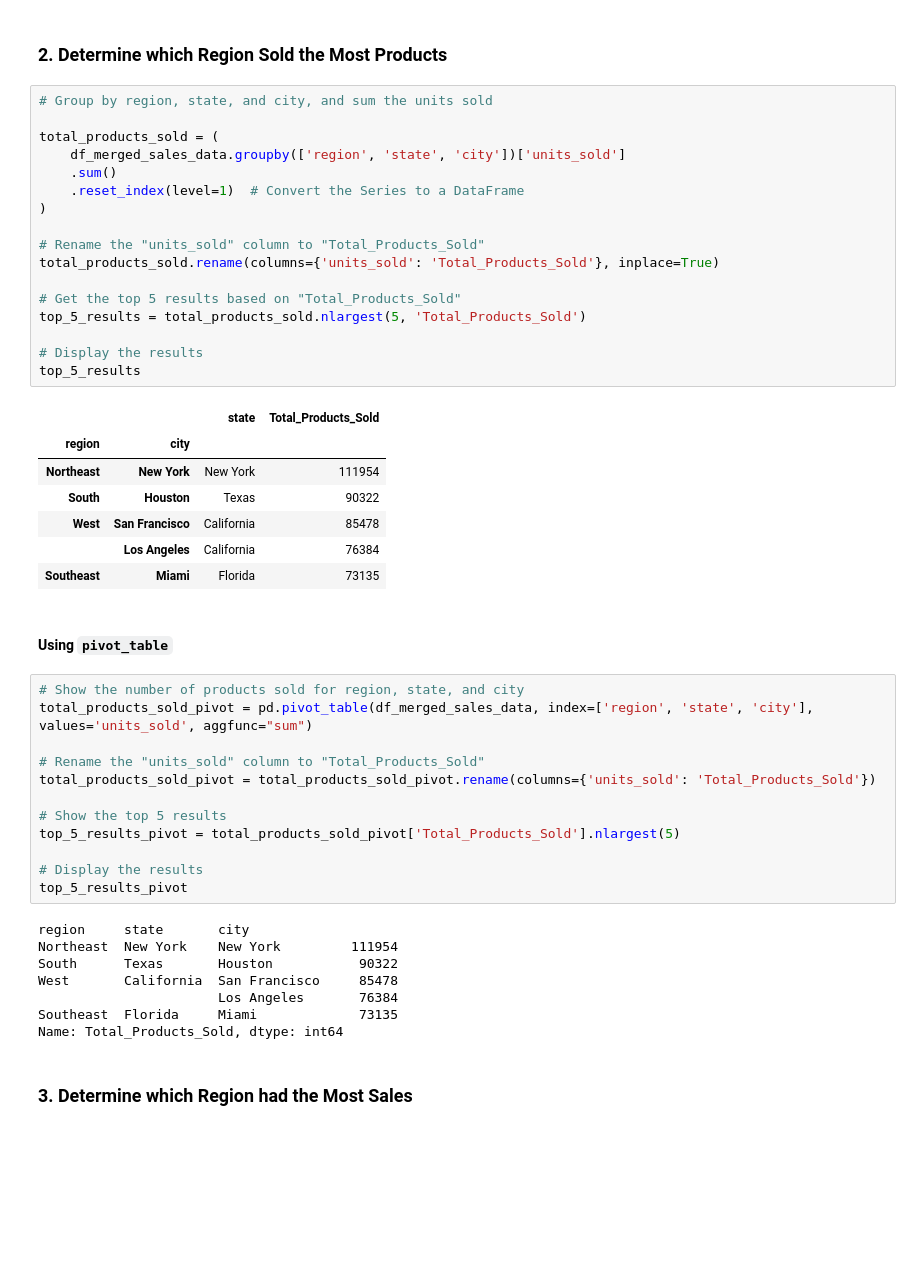
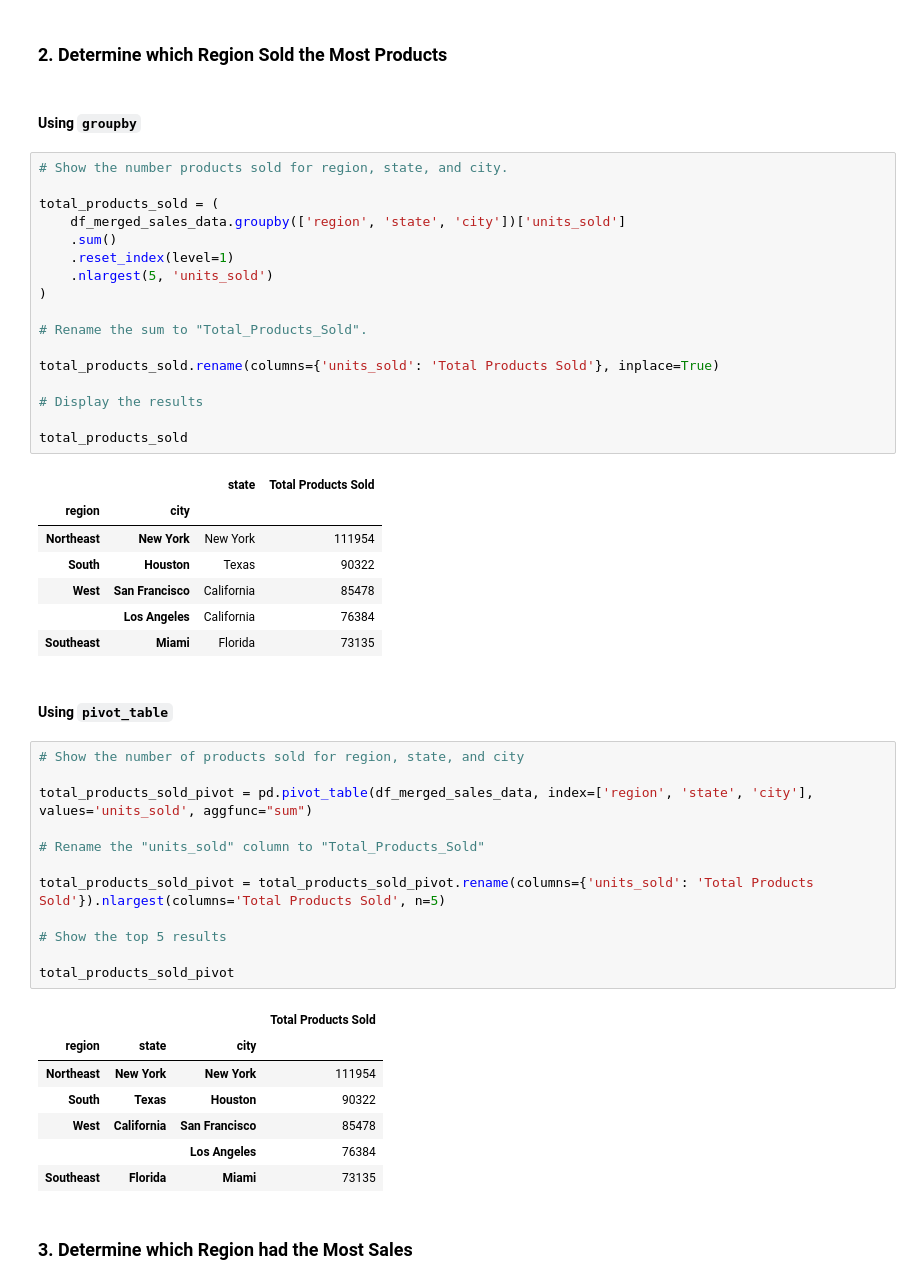
Before and after one commit to mward2020/athletic_sales_analysis, a Jupyter notebook: athletic_sales_analysis.ipynb, the cells around one changed output. Saved outputs shown, nothing was run; the diff lists cells and outputs as text; blank space fills up the shorter version.

```diff
--- a/athletic_sales_analysis.ipynb
+++ b/athletic_sales_analysis.ipynb
@@ -189,25 +189,27 @@ dtypes: datetime64[ns](1), float64(1), int64(4), object(6)
 memory usage: 904.2+ KB
 # %% [markdown]
 ### 2. Determine which Region Sold the Most Products
+# %% [markdown]
+#### Using `groupby`
 # %%
-# Group by region, state, and city, and sum the units sold
+# Show the number products sold for region, state, and city.
 
 total_products_sold = (
     df_merged_sales_data.groupby(['region', 'state', 'city'])['units_sold']
     .sum()
-    .reset_index(level=1)  # Convert the Series to a DataFrame
+    .reset_index(level=1)
+    .nlargest(5, 'units_sold')
 )
 
-# Rename the "units_sold" column to "Total_Products_Sold"
-total_products_sold.rename(columns={'units_sold': 'Total_Products_Sold'}, inplace=True)
+# Rename the sum to "Total_Products_Sold".
 
-# Get the top 5 results based on "Total_Products_Sold"
-top_5_results = total_products_sold.nlargest(5, 'Total_Products_Sold')
+total_products_sold.rename(columns={'units_sold': 'Total Products Sold'}, inplace=True)
 
 # Display the results
-top_5_results
+
+total_products_sold
 # %% [output]
-|  |  | state | Total_Products_Sold |
+|  |  | state | Total Products Sold |
 | region | city |  |  |
 | Northeast | New York | New York | 111954 |
 | South | Houston | Texas | 90322 |
@@ -218,24 +220,24 @@ top_5_results
 #### Using `pivot_table`
 # %%
 # Show the number of products sold for region, state, and city
+
 total_products_sold_pivot = pd.pivot_table(df_merged_sales_data, index=['region', 'state', 'city'], values='units_sold', aggfunc="sum")
 
 # Rename the "units_sold" column to "Total_Products_Sold"
-total_products_sold_pivot = total_products_sold_pivot.rename(columns={'units_sold': 'Total_Products_Sold'})
+
+total_products_sold_pivot = total_products_sold_pivot.rename(columns={'units_sold': 'Total Products Sold'}).nlargest(columns='Total Products Sold', n=5)
 
 # Show the top 5 results
-top_5_results_pivot = total_products_sold_pivot['Total_Products_Sold'].nlargest(5)
 
-# Display the results
-top_5_results_pivot
+total_products_sold_pivot
 # %% [output]
-region     state       city
-Northeast  New York    New York         111954
-South      Texas       Houston           90322
-West       California  San Francisco     85478
-                       Los Angeles       76384
-Southeast  Florida     Miami             73135
-Name: Total_Products_Sold, dtype: int64
+|  |  |  | Total Products Sold |
+| region | state | city |  |
+| Northeast | New York | New York | 111954 |
+| South | Texas | Houston | 90322 |
+| West | California | San Francisco | 85478 |
+|  |  | Los Angeles | 76384 |
+| Southeast | Florida | Miami | 73135 |
 # %% [markdown]
 ### 3. Determine which Region had the Most Sales
 # %% [markdown]
```
Also changed, not shown: parts of 10 cells of this notebook, 1 other file.
